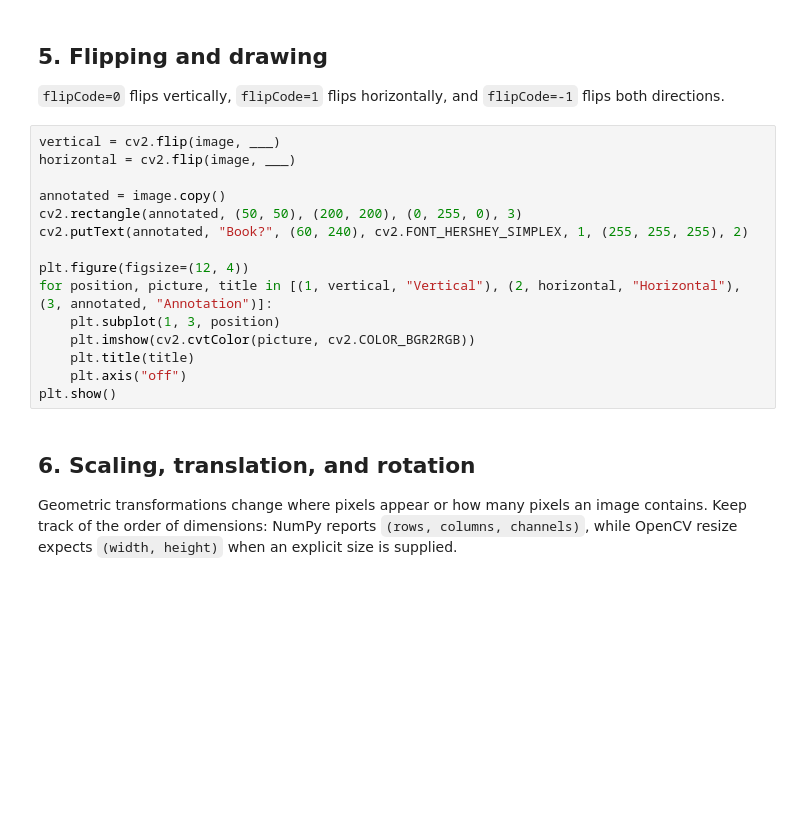
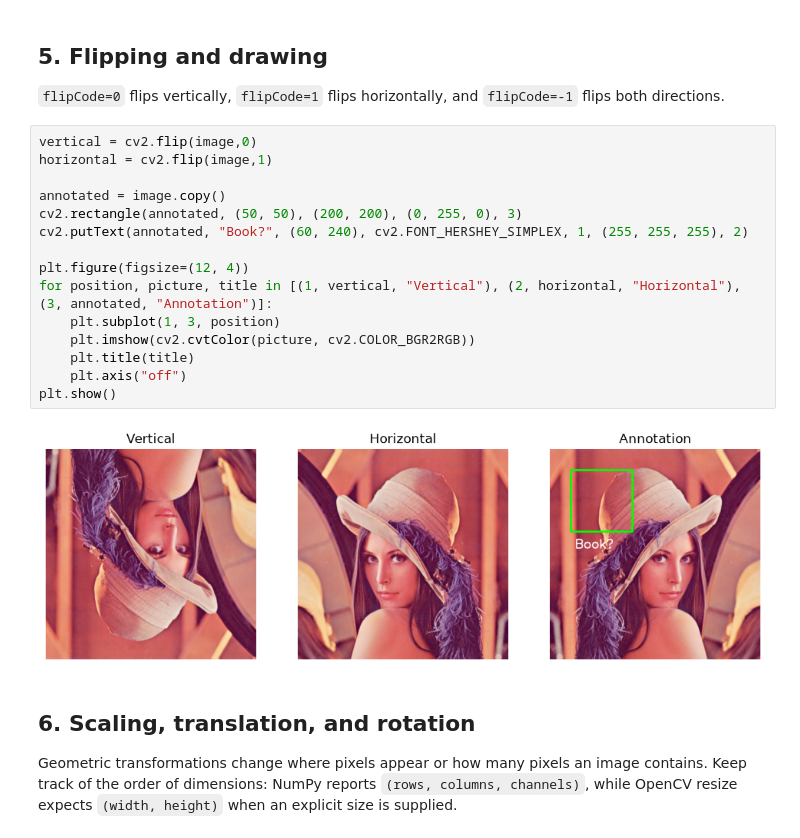
Before and after one commit to mostafa06saeedi/TechStack-AI-2026, a Jupyter notebook: Week2/Tasks/Task2.ipynb, the cells around one changed output. Saved outputs shown, nothing was run; the diff lists cells and outputs as text; blank space fills up the shorter version.

```diff
--- a/Week2/Tasks/Task2.ipynb
+++ b/Week2/Tasks/Task2.ipynb
@@ -90,20 +107,22 @@ plt.show()
 
 `flipCode=0` flips vertically, `flipCode=1` flips horizontally, and `flipCode=-1` flips both directions.
 # %%
-vertical = cv2.flip(image, ___)
-horizontal = cv2.flip(image, ___)
+vertical = cv2.flip(image,0)
+horizontal = cv2.flip(image,1)
 
 annotated = image.copy()
 cv2.rectangle(annotated, (50, 50), (200, 200), (0, 255, 0), 3)
 cv2.putText(annotated, "Book?", (60, 240), cv2.FONT_HERSHEY_SIMPLEX, 1, (255, 255, 255), 2)
 
 plt.figure(figsize=(12, 4))
 for position, picture, title in [(1, vertical, "Vertical"), (2, horizontal, "Horizontal"), (3, annotated, "Annotation")]:
     plt.subplot(1, 3, position)
     plt.imshow(cv2.cvtColor(picture, cv2.COLOR_BGR2RGB))
     plt.title(title)
     plt.axis("off")
 plt.show()
+# %% [output]
+[figure, added]
 # %% [markdown]
 ## 6. Scaling, translation, and rotation
 
```
Also changed, not shown: parts of 6 cells of this notebook.
